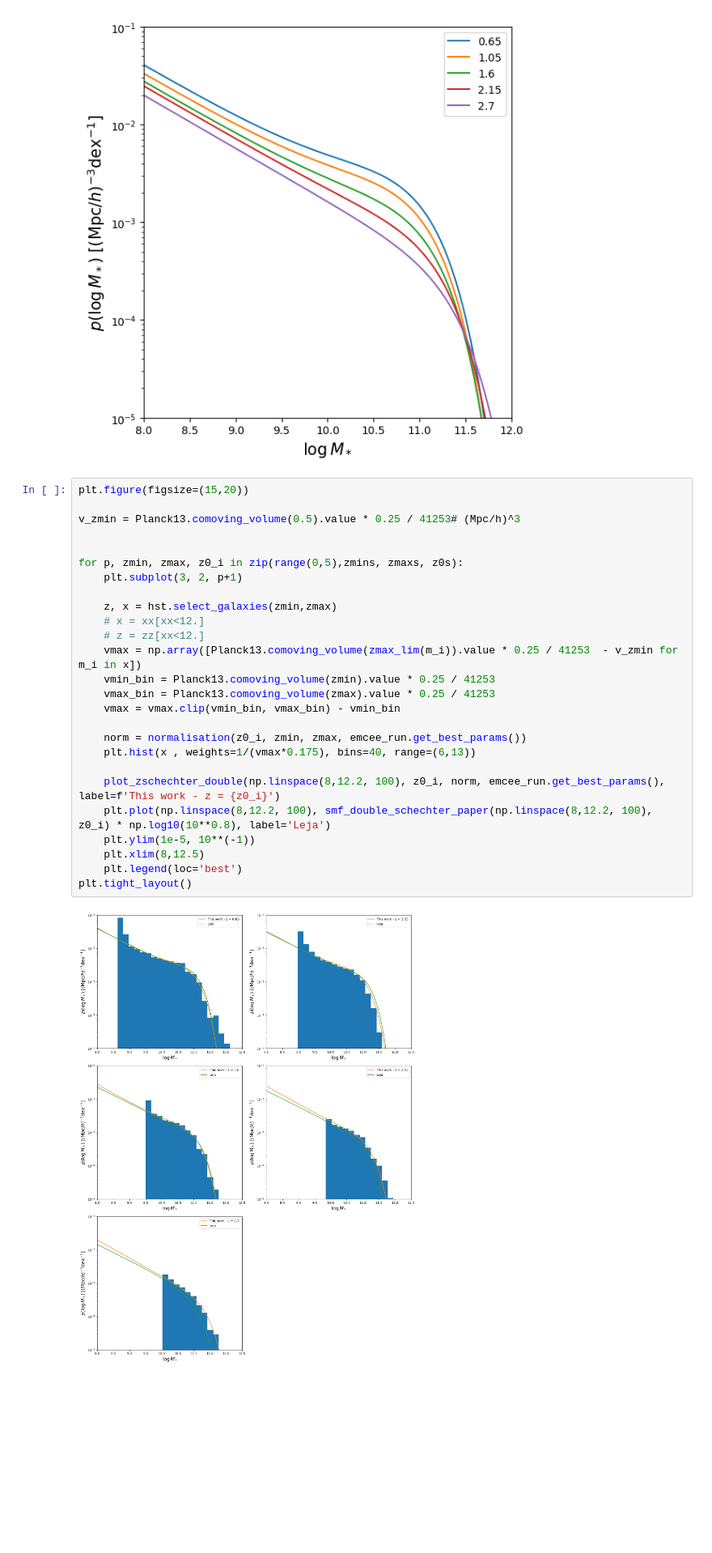
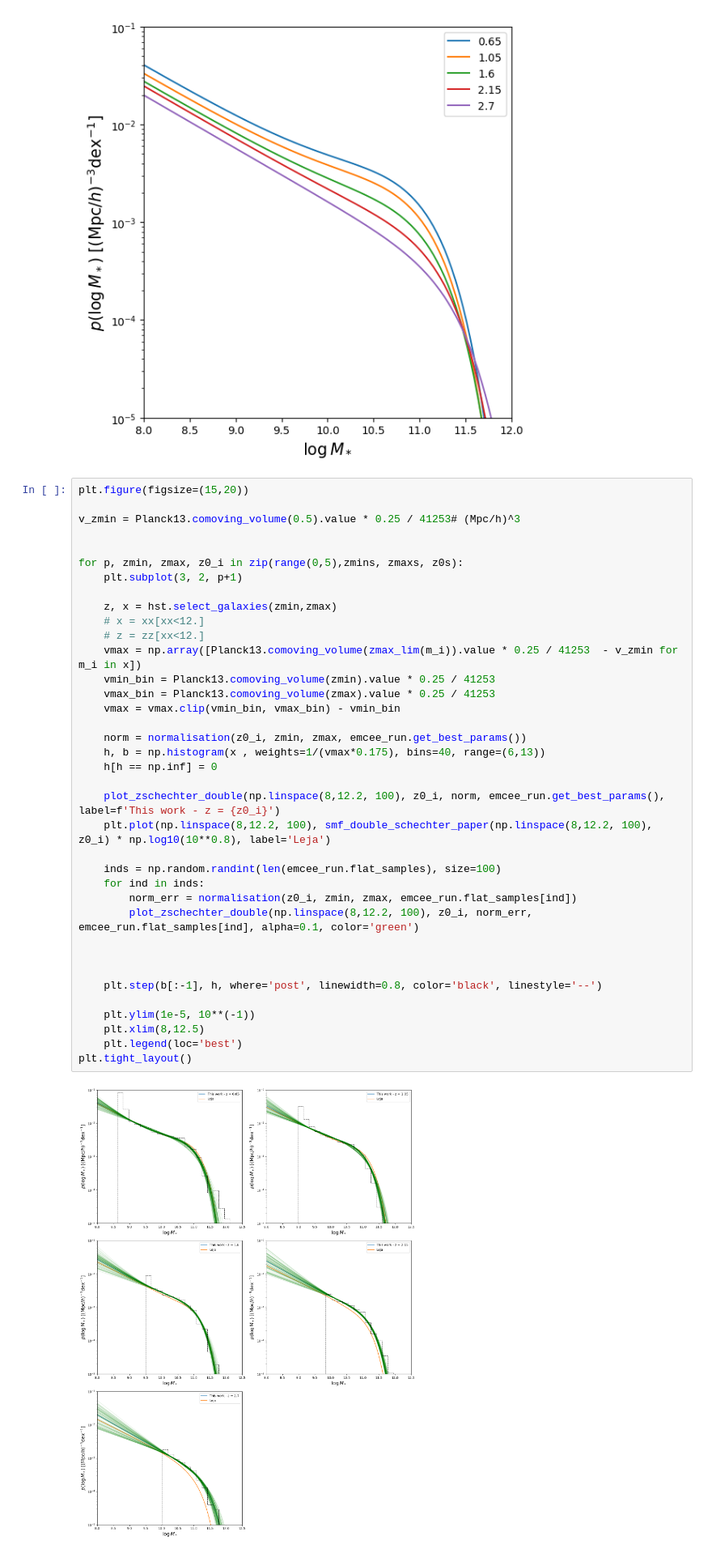
Before and after one commit to fedehope/zSMF, a Jupyter notebook: nb/hst_emcee_run.ipynb, the cells around one changed output. Shown at 81% size. Drawn from its saved outputs; the diff is of its cells as text; blank space fills up the shorter version.

Commit message:
plotting error to the hst run

```diff
--- a/nb/hst_emcee_run.ipynb
+++ b/nb/hst_emcee_run.ipynb
@@ -204,28 +204,39 @@ plt.tight_layout()
 # %%
 plt.figure(figsize=(15,20))
 
 v_zmin = Planck13.comoving_volume(0.5).value * 0.25 / 41253# (Mpc/h)^3
 
 
 for p, zmin, zmax, z0_i in zip(range(0,5),zmins, zmaxs, z0s):
     plt.subplot(3, 2, p+1)
 
     z, x = hst.select_galaxies(zmin,zmax)
     # x = xx[xx<12.]
     # z = zz[xx<12.]
     vmax = np.array([Planck13.comoving_volume(zmax_lim(m_i)).value * 0.25 / 41253  - v_zmin for m_i in x])
     vmin_bin = Planck13.comoving_volume(zmin).value * 0.25 / 41253
     vmax_bin = Planck13.comoving_volume(zmax).value * 0.25 / 41253
     vmax = vmax.clip(vmin_bin, vmax_bin) - vmin_bin
 
     norm = normalisation(z0_i, zmin, zmax, emcee_run.get_best_params())
-    plt.hist(x , weights=1/(vmax*0.175), bins=40, range=(6,13))
+    h, b = np.histogram(x , weights=1/(vmax*0.175), bins=40, range=(6,13))
+    h[h == np.inf] = 0
 
     plot_zschechter_double(np.linspace(8,12.2, 100), z0_i, norm, emcee_run.get_best_params(), label=f'This work - z = {z0_i}')
     plt.plot(np.linspace(8,12.2, 100), smf_double_schechter_paper(np.linspace(8,12.2, 100), z0_i) * np.log10(10**0.8), label='Leja')
+
+    inds = np.random.randint(len(emcee_run.flat_samples), size=100)
+    for ind in inds:
+        norm_err = normalisation(z0_i, zmin, zmax, emcee_run.flat_samples[ind])
+        plot_zschechter_double(np.linspace(8,12.2, 100), z0_i, norm_err, emcee_run.flat_samples[ind], alpha=0.1, color='green')
+
+
+
+    plt.step(b[:-1], h, where='post', linewidth=0.8, color='black', linestyle='--')
+
     plt.ylim(1e-5, 10**(-1))
     plt.xlim(8,12.5)
     plt.legend(loc='best')
 plt.tight_layout()
 # %% [output]
-[figure, old version]
+[figure, new version]
```
Also changed, not shown: parts of 5 cells of this notebook.
